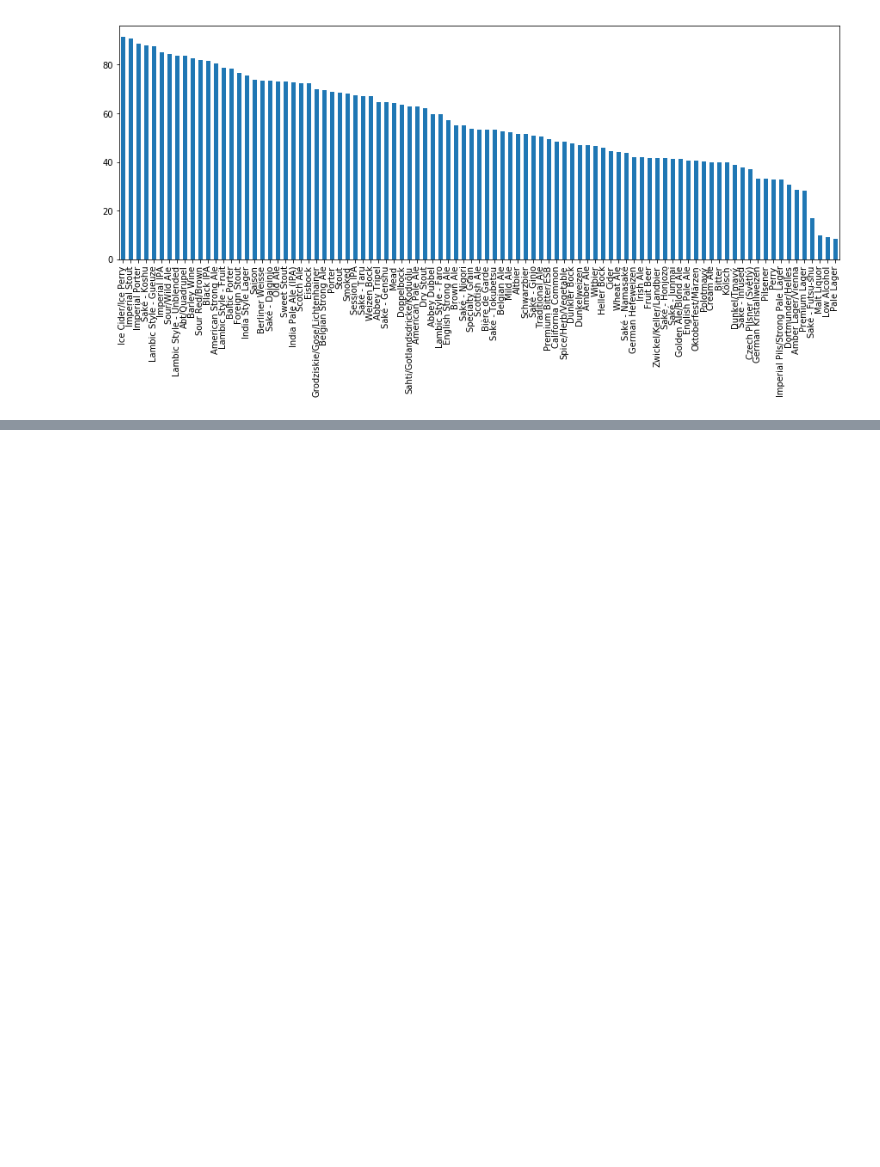
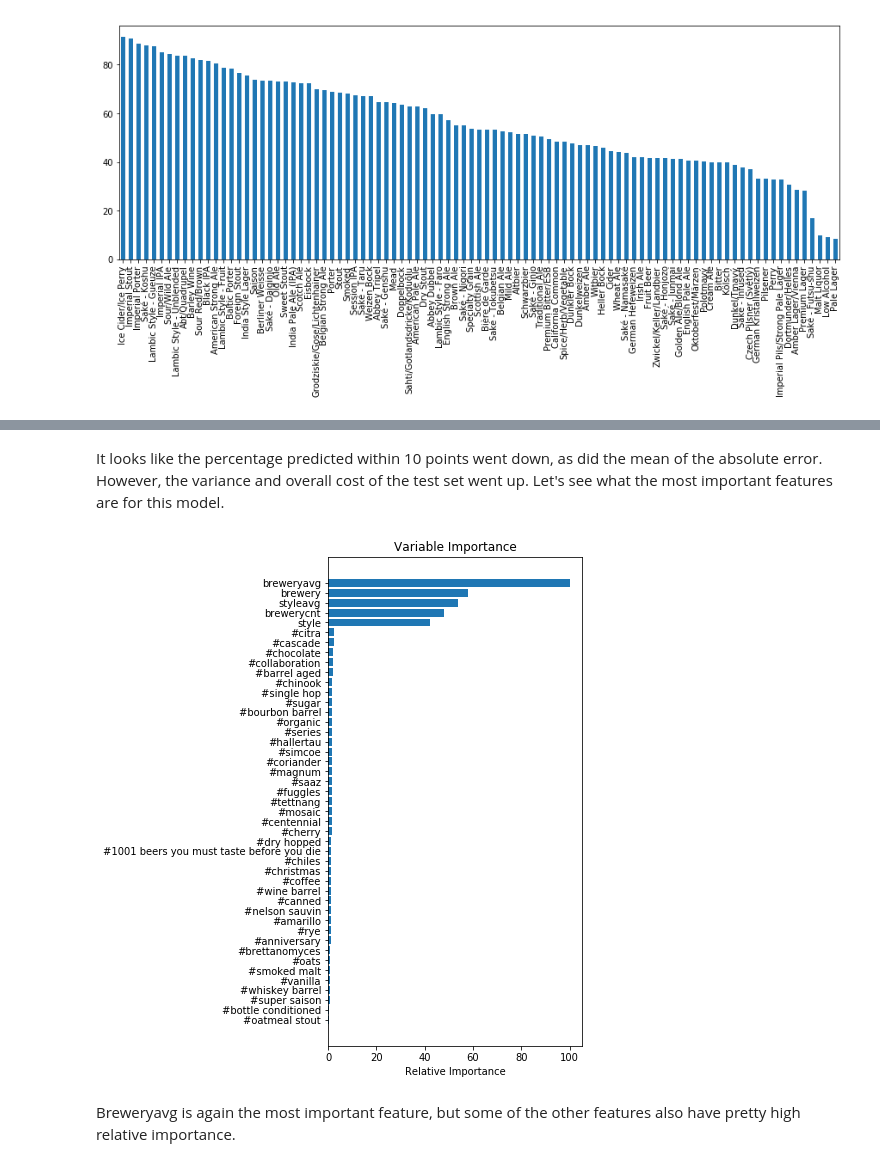
Before and after one commit to rarredon/Data-Science-Projects, a Jupyter notebook: Beers/beer_analysis.ipynb, the cells around one changed output, grey strips where cells are left out. Cells and saved outputs as stored; diff of their text form; code cells hidden in the pictures; blank space fills up the shorter version.

```diff
--- a/Beers/beer_analysis.ipynb
+++ b/Beers/beer_analysis.ipynb
@@ -625,0 +698,21 @@ Name: rating, dtype: float64
+# %% [markdown]
+It looks like the percentage predicted within 10 points went down, as did the mean of the absolute error. However, the variance and overall cost of the test set went up. Let's see what the most important features are for this model.
+# %%
+# Evaluating the importance of each feature
+# ------------------------------------------------------------------------------
+feature_importance = model.feature_importances_
+# make importances relative to max importance
+feature_importance = 100.0 * (feature_importance / feature_importance.max())
+sorted_idx = np.argsort(feature_importance)
+pos = np.arange(sorted_idx.shape[0]) + .5
+plt.figure(figsize=(10,9))
+plt.subplot(1, 2, 2)
+plt.barh(pos, feature_importance[sorted_idx], align='center')
+plt.yticks(pos, X.columns[sorted_idx])
+plt.xlabel('Relative Importance')
+plt.title('Variable Importance')
+plt.show()
+# %% [output]
+[figure, added]
+# %% [markdown]
+Breweryavg is again the most important feature, but some of the other features also have pretty high relative importance.
```
Also changed, not shown: parts of 25 cells of this notebook.
